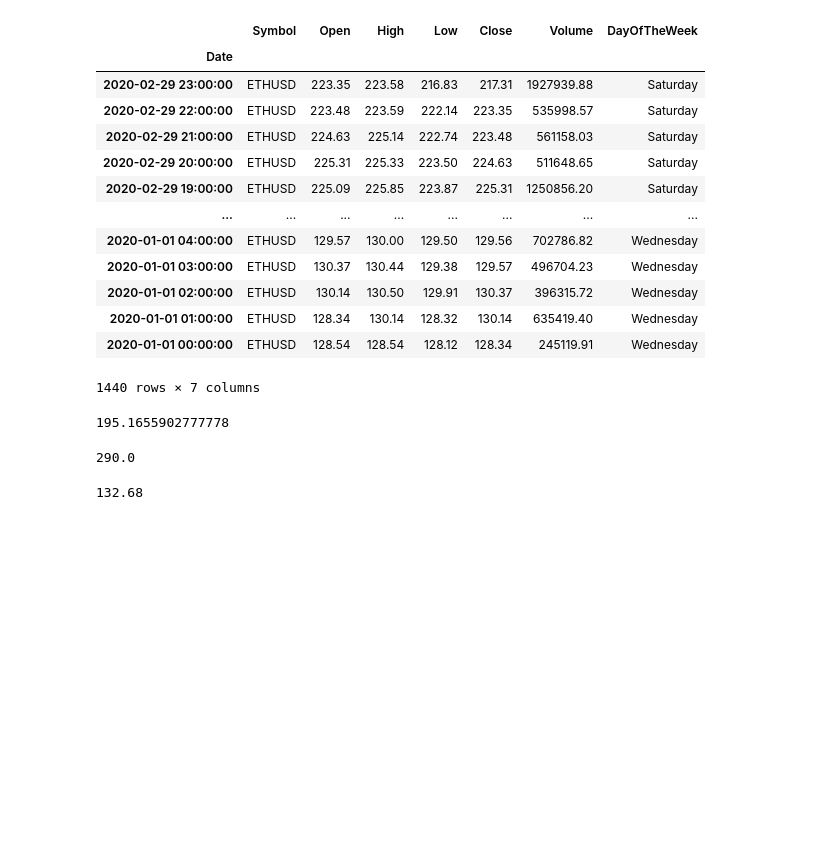
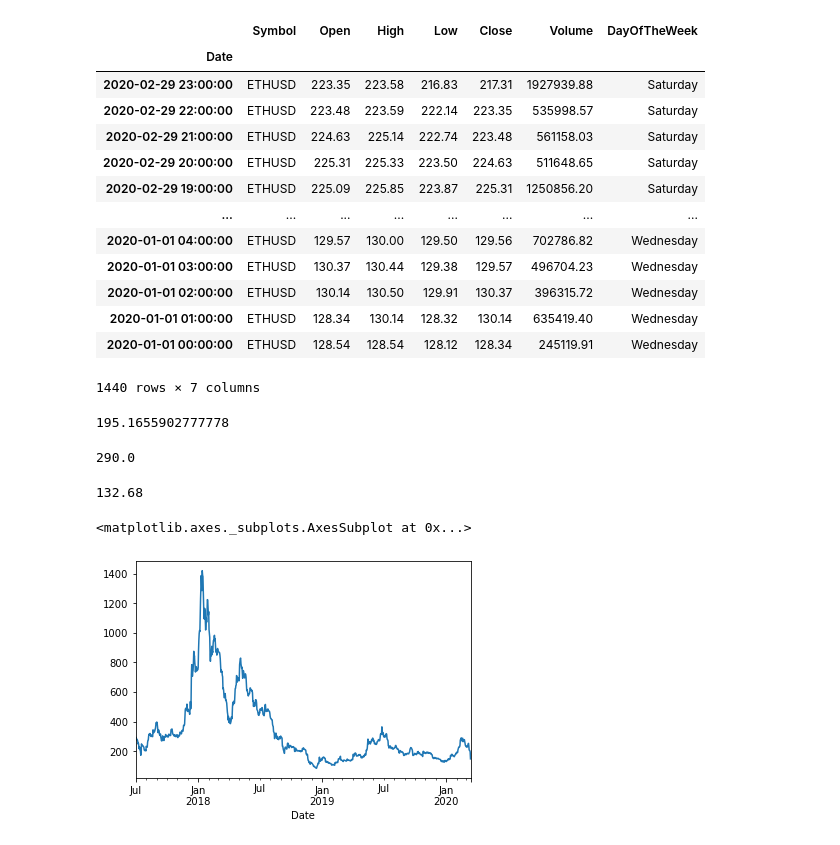
Before and after one commit to keshav4118/Pandas_learning_path, a Jupyter notebook: Working_With_Date_and_Time_Series.ipynb, the cells around one changed output. Drawn from its saved outputs; the diff is of its cells as text; code cells hidden in the pictures; blank space fills up the shorter version.

Commit message:
one plot

```diff
--- a/Working_With_Date_and_Time_Series.ipynb
+++ b/Working_With_Date_and_Time_Series.ipynb
@@ -198,0 +201,5 @@ highs['2020-01-01']
+# %%
+highs.plot()
+# %% [output]
+<matplotlib.axes._subplots.AxesSubplot at 0x...>
+[figure, added]
```
Also changed, not shown: parts of 2 cells of this notebook.
